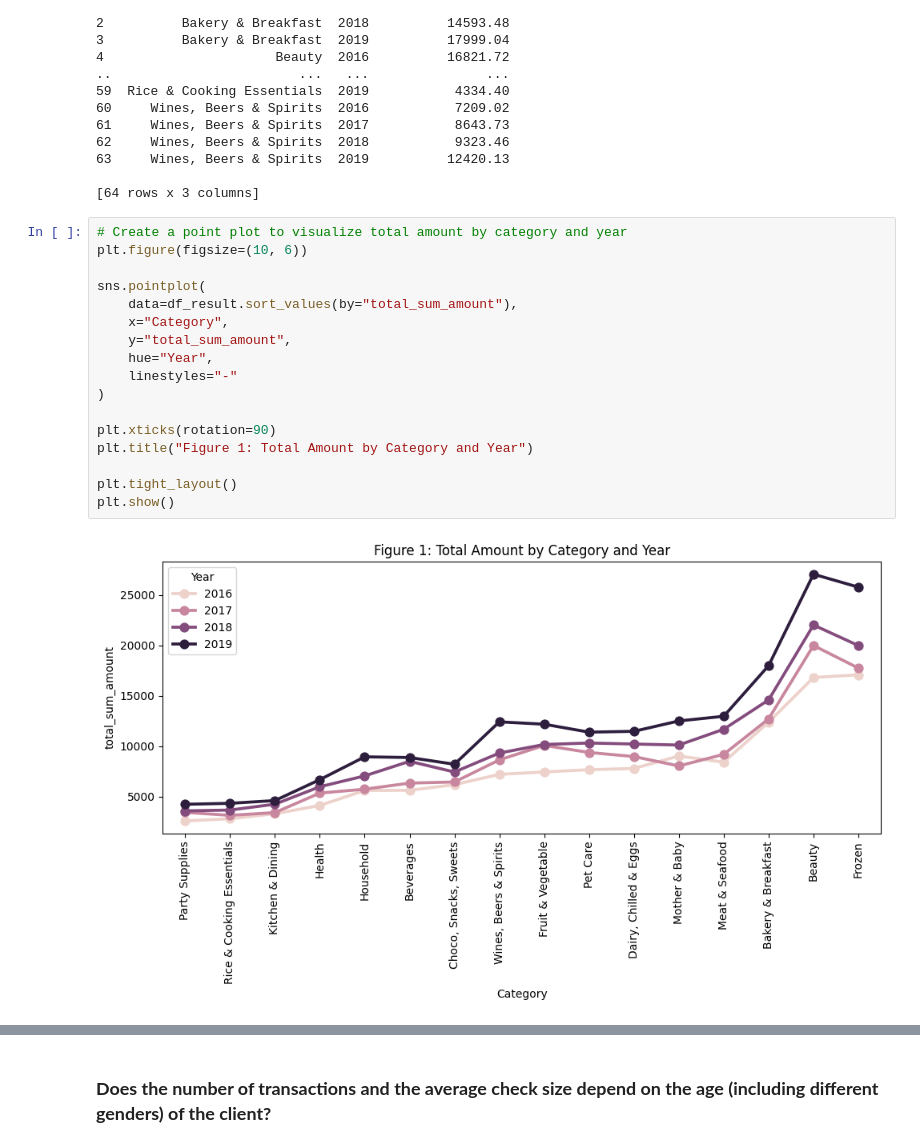
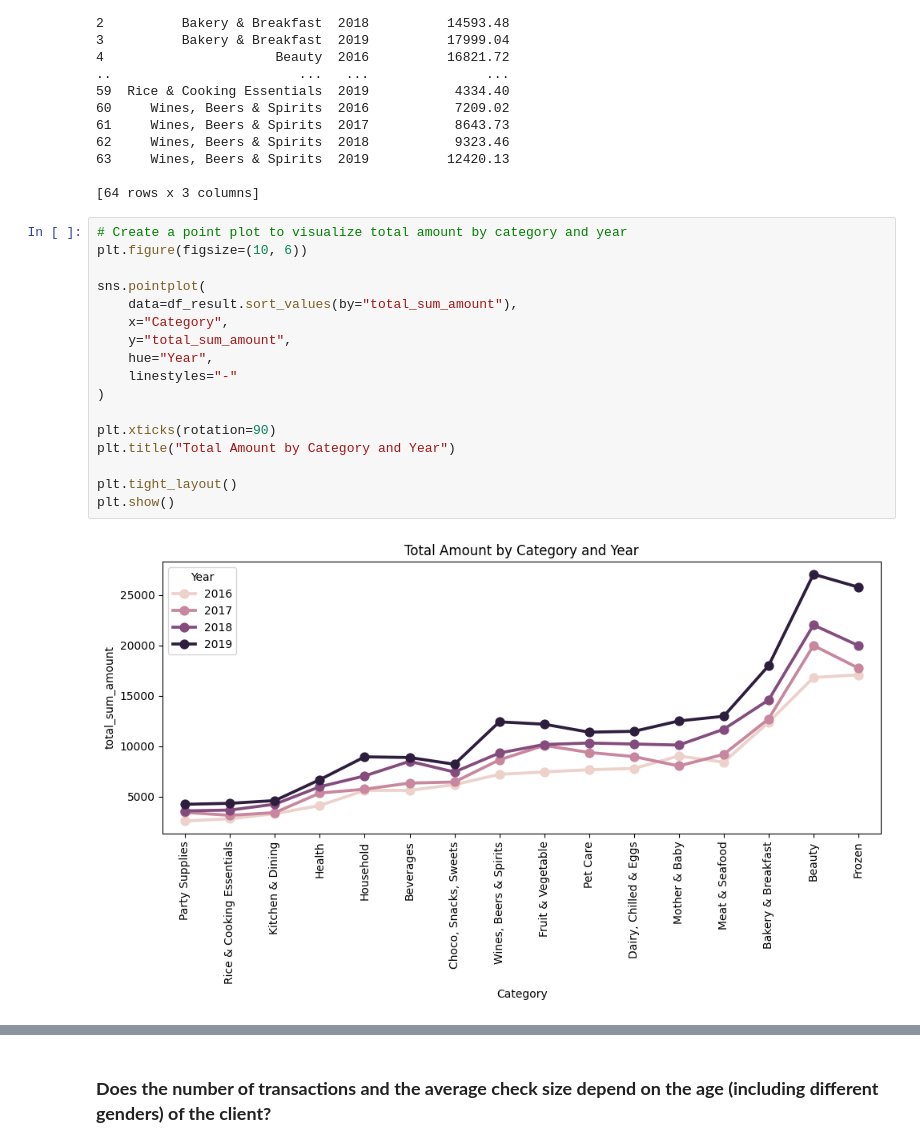
Before and after one commit to KharchenkoAnastasia/Airbus-Ship-Detection, a Jupyter notebook: customer_analysis_grocery_chain.ipynb, the cells around one changed output, grey strips where cells are left out. Cells and saved outputs as stored; diff of their text form.

```diff
--- a/customer_analysis_grocery_chain.ipynb
+++ b/customer_analysis_grocery_chain.ipynb
@@ -157,19 +157,19 @@ print(df_result)
 # %%
 # Create a point plot to visualize total amount by category and year
 plt.figure(figsize=(10, 6))
 
 sns.pointplot(
     data=df_result.sort_values(by="total_sum_amount"),
     x="Category",
     y="total_sum_amount",
     hue="Year",
     linestyles="-"
 )
 
 plt.xticks(rotation=90)
-plt.title("Figure 1: Total Amount by Category and Year")
+plt.title("Total Amount by Category and Year")
 
 plt.tight_layout()
 plt.show()
 # %% [output]
-[figure, old version]
+[figure, new version]
```
Also changed, not shown: parts of 15 cells of this notebook.
